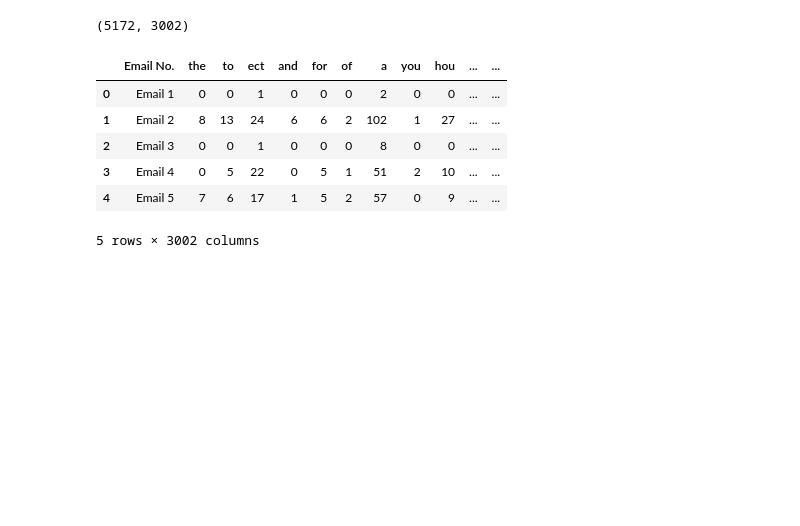
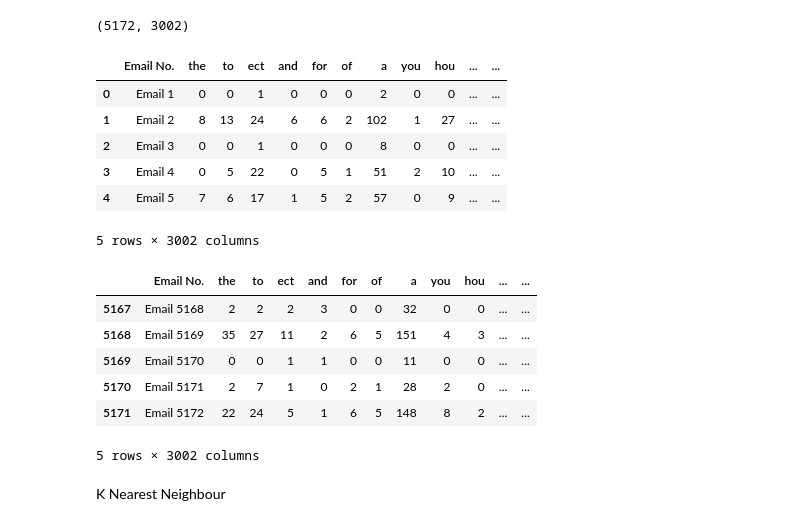
Before and after one commit to J0seph-Mart1n/LP-III-Practical, a Jupyter notebook: ML Practical/Practical 2/email_classification.ipynb, the cells around one changed output. Drawn from its saved outputs; the diff is of its cells as text; code cells hidden in the pictures; blank space fills up the shorter version.

Commit message:
complete email-classification

```diff
--- a/ML Practical/Practical 2/email_classification.ipynb
+++ b/ML Practical/Practical 2/email_classification.ipynb
@@ -33,3 +33,13 @@ df.head()
 | 3 | Email 4 | 0 | 5 | 22 | 0 | 5 | 1 | 51 | 2 | 10 | ... | ... |
 | 4 | Email 5 | 7 | 6 | 17 | 1 | 5 | 2 | 57 | 0 | 9 | ... | ... |
 5 rows × 3002 columns
+# %%
+df.tail()
+# %% [output]
+|  | Email No. | the | to | ect | and | for | of | a | you | hou | ... | ... |
+| 5167 | Email 5168 | 2 | 2 | 2 | 3 | 0 | 0 | 32 | 0 | 0 | ... | ... |
+| 5168 | Email 5169 | 35 | 27 | 11 | 2 | 6 | 5 | 151 | 4 | 3 | ... | ... |
+| 5169 | Email 5170 | 0 | 0 | 1 | 1 | 0 | 0 | 11 | 0 | 0 | ... | ... |
+| 5170 | Email 5171 | 2 | 7 | 1 | 0 | 2 | 1 | 28 | 2 | 0 | ... | ... |
+| 5171 | Email 5172 | 22 | 24 | 5 | 1 | 6 | 5 | 148 | 8 | 2 | ... | ... |
+5 rows × 3002 columns
@@ -35,0 +55,2 @@ df.head()
+# %% [markdown]
+K Nearest Neighbour
```
Also changed, not shown: parts of 37 cells of this notebook.
